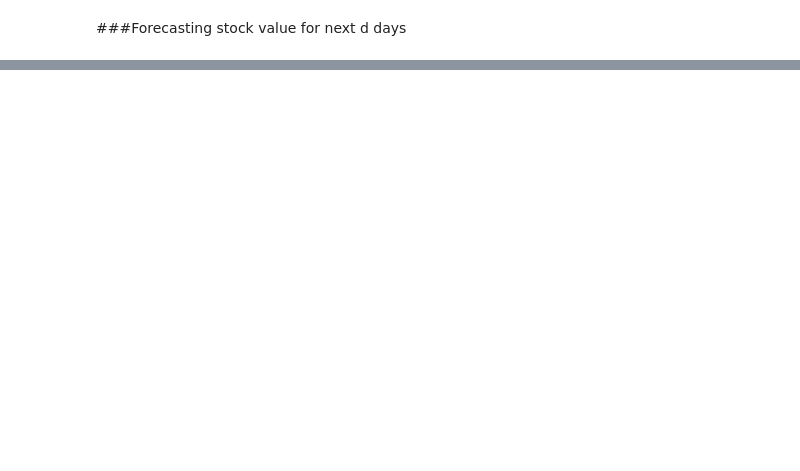
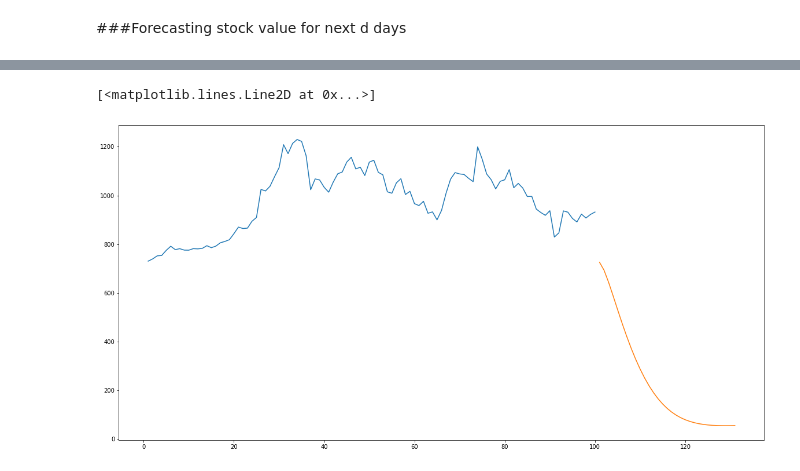
Before and after one commit to Nahush04/stock_prediction, a Jupyter notebook: Stock_Prediction_using_LSTM.ipynb, the cells around one changed output, grey strips where cells are left out. Saved outputs shown, nothing was run; the diff lists cells and outputs as text; code cells hidden in the pictures; blank space fills up the shorter version.

```diff
--- a/Stock_Prediction_using_LSTM.ipynb
+++ b/Stock_Prediction_using_LSTM.ipynb
@@ -188,8 +190,11 @@ while(i<=d):
 # %%
 day_new=np.arange(1,101)
 day_pred=np.arange(101,132)
-#plt.plot(day_new,scaler.inverse_transform(df1[1158:]))
-#plt.plot(day_pred,scaler.inverse_transform(lst_output))
+plt.plot(day_new,scaler.inverse_transform(df1[1158:]))
+plt.plot(day_pred,scaler.inverse_transform(lst_output))
+# %% [output]
+[<matplotlib.lines.Line2D at 0x...>]
+[figure, added]
 # %%
 df3=df1.tolist()
 df3.extend(lst_output)
```
Also changed, not shown: parts of 9 cells of this notebook.
